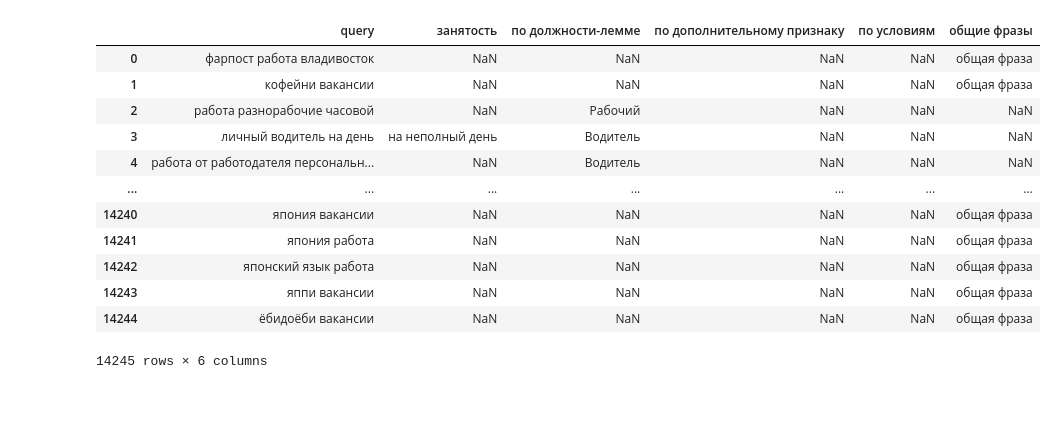
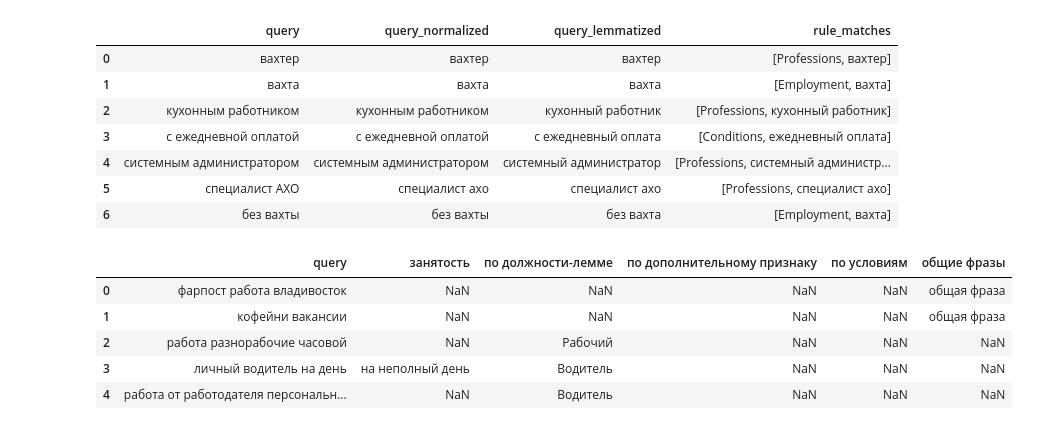
Before and after one commit to Pompon-Den/Clustering-of-user-queries-by-semantics, a Jupyter notebook: notebooks/semantic_query_classification.ipynb, the cells around one changed output. Saved outputs shown, nothing was run; the diff lists cells and outputs as text; code cells hidden in the pictures; blank space fills up the shorter version.

Commit message:
improve semantic query classification and evaluation

```diff
--- a/notebooks/semantic_query_classification.ipynb
+++ b/notebooks/semantic_query_classification.ipynb
@@ -185,17 +269,37 @@ result_df
 17370 rows × 6 columns
+# %%
+# Примеры для проверки совпадений и обсуждения ограничений baseline.
+baseline_examples = pd.DataFrame({'query': [
+    'вахтер',
+    'вахта',
+    'кухонным работником',
+    'с ежедневной оплатой',
+    'системным администратором',
+    'специалист АХО',
+    'без вахты',
+]})
+baseline_examples['query_normalized'] = baseline_examples['query'].apply(normalize_text)
+baseline_examples['query_lemmatized'] = baseline_examples['query_normalized'].apply(lemmatize_text)
+baseline_examples['rule_matches'] = baseline_examples['query_lemmatized'].apply(
+    lambda query: assign_clusters(query, cluster_terms)
+)
+baseline_examples
+# %% [output]
+|  | query | query_normalized | query_lemmatized | rule_matches |
+| 0 | вахтер | вахтер | вахтер | [Professions, вахтер] |
+| 1 | вахта | вахта | вахта | [Employment, вахта] |
+| 2 | кухонным работником | кухонным работником | кухонный работник | [Professions, кухонный работник] |
+| 3 | с ежедневной оплатой | с ежедневной оплатой | с ежедневный оплата | [Conditions, ежедневный оплата] |
+| 4 | системным администратором | системным администратором | системный администратор | [Professions, системный администр... |
+| 5 | специалист АХО | специалист ахо | специалист ахо | [Professions, специалист ахо] |
+| 6 | без вахты | без вахты | без вахта | [Employment, вахта] |
 # %%
-answer
+# Показываем, что хранится в исходном файле разметки.
+answer.head()
 # %% [output]
 |  | query | занятость | по должности-лемме | по дополнительному признаку | по условиям | общие фразы |
 | 0 | фарпост работа владивосток | NaN | NaN | NaN | NaN | общая фраза |
 | 1 | кофейни вакансии | NaN | NaN | NaN | NaN | общая фраза |
 | 2 | работа разнорабочие часовой | NaN | Рабочий | NaN | NaN | NaN |
 | 3 | личный водитель на день | на неполный день | Водитель | NaN | NaN | NaN |
 | 4 | работа от работодателя персональн... | NaN | Водитель | NaN | NaN | NaN |
-| ... | ... | ... | ... | ... | ... | ... |
-| 14240 | япония вакансии | NaN | NaN | NaN | NaN | общая фраза |
-| 14241 | япония работа | NaN | NaN | NaN | NaN | общая фраза |
-| 14242 | японский язык работа | NaN | NaN | NaN | NaN | общая фраза |
-| 14243 | яппи вакансии | NaN | NaN | NaN | NaN | общая фраза |
-| 14244 | ёбидоёби вакансии | NaN | NaN | NaN | NaN | общая фраза |
-14245 rows × 6 columns
```
Also changed, not shown: parts of 51 cells of this notebook, 3 other files.
